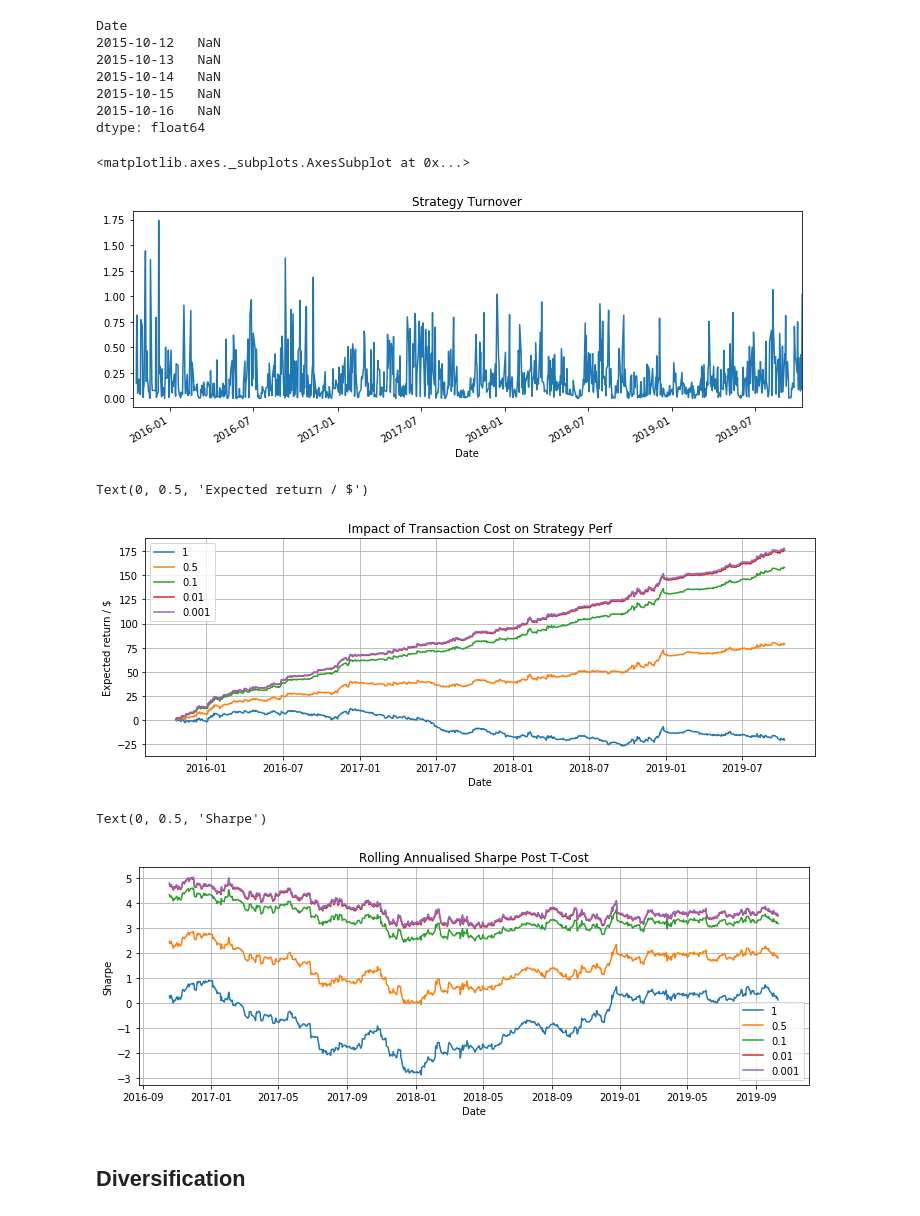
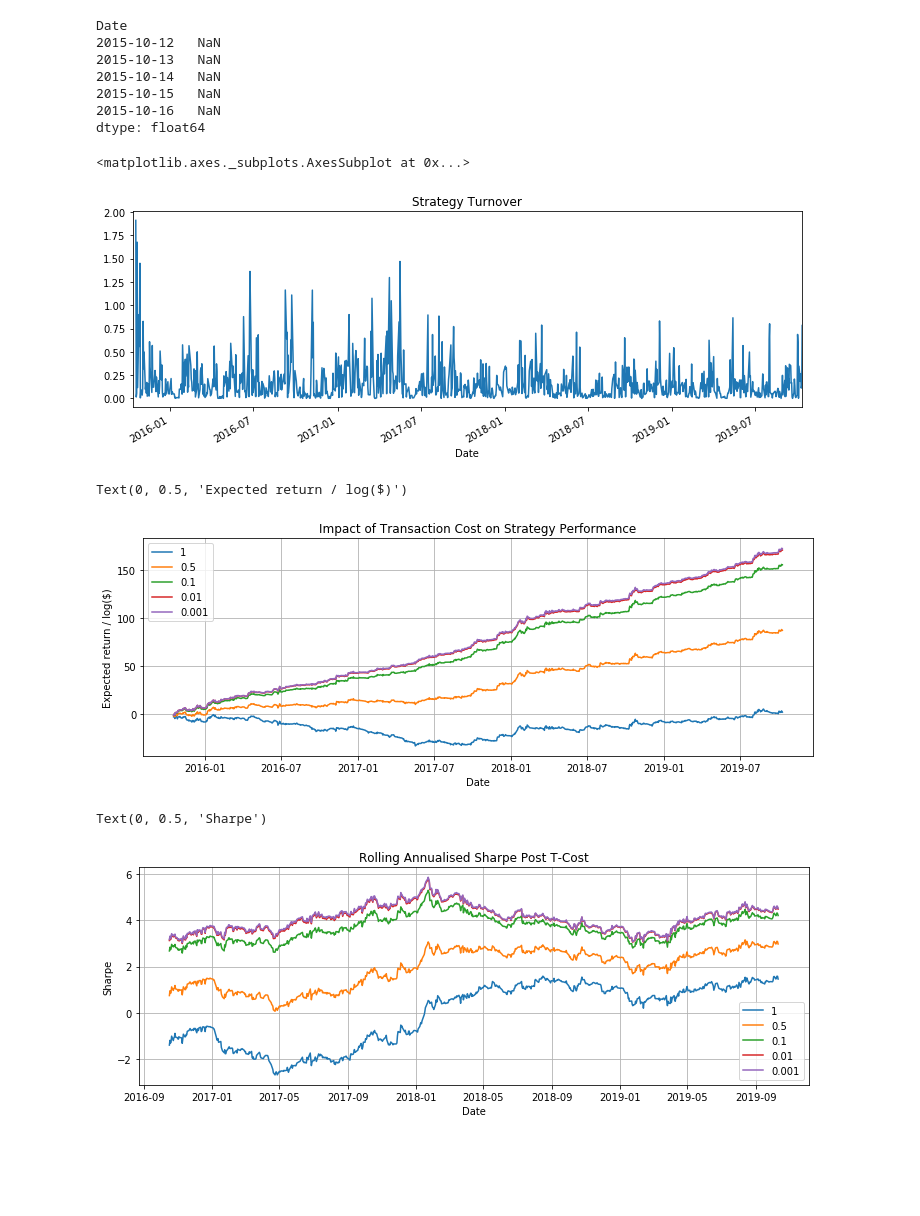
Before and after one commit to Joearrowsmith/Algothon_2019_Workshops, a Jupyter notebook: Introduction_to_Financial_Machine_Learning.ipynb, the cells around one changed output. Drawn from its saved outputs; the diff is of its cells as text; code cells hidden in the pictures; blank space fills up the shorter version.

```diff
--- a/Introduction_to_Financial_Machine_Learning.ipynb
+++ b/Introduction_to_Financial_Machine_Learning.ipynb
@@ -66,7 +66,7 @@ figsize = (12,4)
 start = '2015-10-11'
 end = '2019-10-11'
 
-data = quandl.get('EOD/SMLF', start_date=start, end_date=end) #EOD/SMLF
+data = quandl.get('EOD/BLK', start_date=start, end_date=end)
 close = data['Close']
 close.head()
 # %% [output]
@@ -408,7 +419,7 @@ plt.title("Strategy Turnover")
 turnover.plot()
 # %% [output]
 <matplotlib.axes._subplots.AxesSubplot at 0x...>
-[figure, old version]
+[figure, new version]
 # %%
 def get_perf(expected_rets, turnover, c):
   perf = expected_return - turnover * c
@@ -418,17 +429,17 @@ costs = [1, 0.5, 1e-1, 1e-2, 1e-3]
 # %%
 plt.figure(figsize=figsize)
 for c in costs:
   perf = get_perf(expected_return, turnover, c)
   plt.plot(perf.cumsum(), label=c)
 
-plt.title("Impact of Transaction Cost on Strategy Perf")
+plt.title("Impact of Transaction Cost on Strategy Performance")
 plt.legend()
 plt.grid(True)
 plt.xlabel("Date")
-plt.ylabel("Expected return / $")
+plt.ylabel("Expected return / log($)")
 # %% [output]
-Text(0, 0.5, 'Expected return / $')
+Text(0, 0.5, 'Expected return / log($)')
-[figure, old version]
+[figure, new version]
 # %%
 plt.figure(figsize=figsize)
 for c in costs:
@@ -443,6 +454,4 @@ plt.xlabel("Date")
 plt.ylabel("Sharpe")
 # %% [output]
 Text(0, 0.5, 'Sharpe')
-[figure, old version]
+[figure, new version]
-# %% [markdown]
-## Diversification
```
Also changed, not shown: parts of 30 cells of this notebook.
